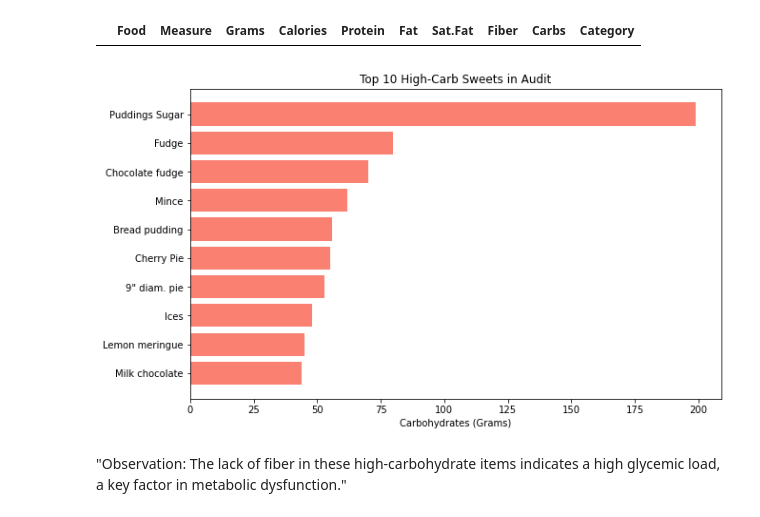
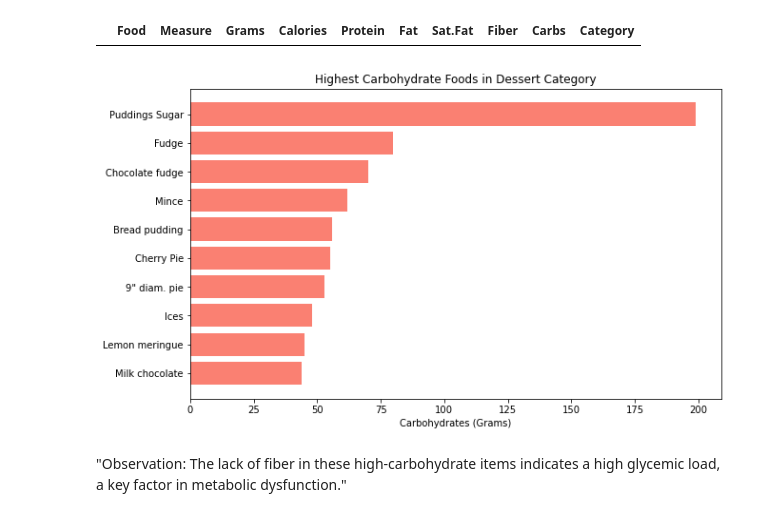
Before and after one commit to jelleje37-sketch/jelleje37, a Jupyter notebook: 2026-audit-ultra-processed-foods-metabolism.ipynb, the cells around one changed output. Saved outputs shown, nothing was run; the diff lists cells and outputs as text; code cells hidden in the pictures.

Commit message:
Kaggle Notebook | 2026 Audit: Ultra-Processed Foods & Metabolism | Version 21

```diff
--- a/2026-audit-ultra-processed-foods-metabolism.ipynb
+++ b/2026-audit-ultra-processed-foods-metabolism.ipynb
@@ -76,19 +64,19 @@ sweets.head(10)
 # %%
 # 1. Create the 'sweets' list from our cleaned audit
 sweets = nutrients[nutrients['Category'] == 'Desserts, sweets']
 
 # 2. Sort them by Carbs to find the top 10
 sweets_sorted = sweets.sort_values('Carbs', ascending=False).head(10)
 
 # 3. Create the Bar Chart
 plt.figure(figsize=(10,6))
 plt.barh(sweets_sorted['Food'], sweets_sorted['Carbs'], color='salmon')
 plt.xlabel('Carbohydrates (Grams)')
-plt.title('Top 10 High-Carb Sweets in Audit')
-plt.gca().invert_yaxis() # This puts the highest sugar item at the top
+plt.title("Highest Carbohydrate Foods in Dessert Category")
+plt.gca().invert_yaxis()  # Display highest values first
 plt.show()
 # %% [output]
-[figure, old version]
+[figure, new version]
 # %% [markdown]
 "Observation: The lack of fiber in these high-carbohydrate items indicates a high glycemic load, a key factor in metabolic dysfunction."
 # %% [markdown]
```
Also changed, not shown: parts of 10 cells of this notebook.
